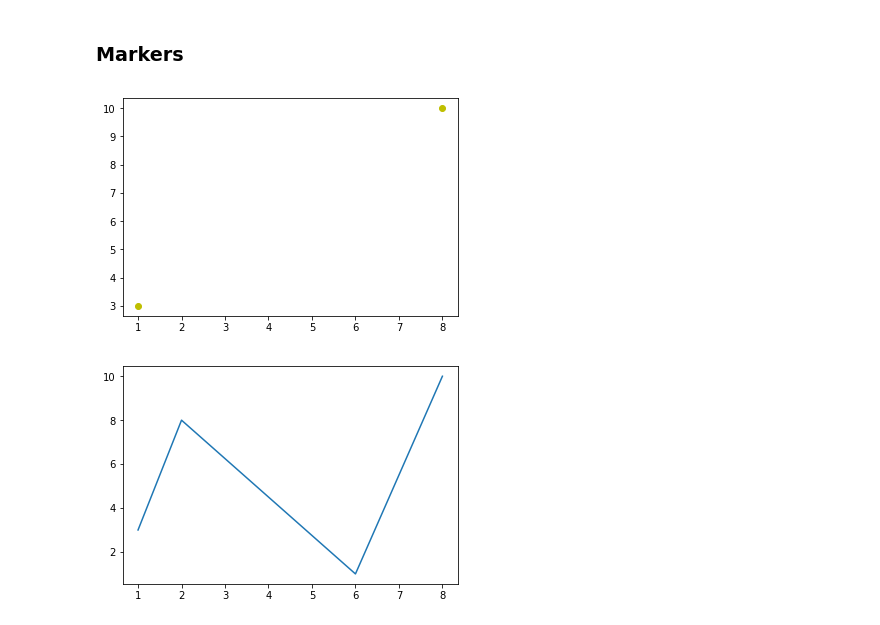
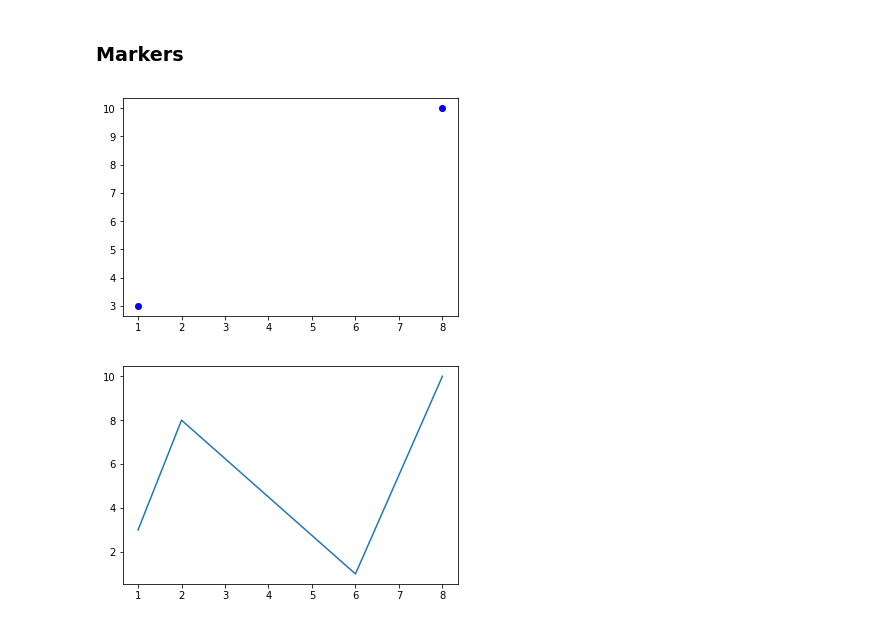
Before and after one commit to Sagarlatake/Matplotlib-Overview, a Jupyter notebook: Matplotlib.ipynb, the cells around one changed output. Saved outputs shown, nothing was run; the diff lists cells and outputs as text; code cells hidden in the pictures.

```diff
--- a/Matplotlib.ipynb
+++ b/Matplotlib.ipynb
@@ -85,12 +86,12 @@ plt.show()
 # %%
 ## HOW TO USE MARKERS
 xpoints = np.array([1, 8])
 ypoints = np.array([3, 10])
 
-plt.plot(xpoints, ypoints, 'oy')
+plt.plot(xpoints, ypoints, 'ob')
 plt.show()
 # %% [output]
-[figure, old version]
+[figure, new version]
 # %%
 # Plot multiple points
 xpoints = np.array([1, 2, 6, 8])
```
Also changed, not shown: parts of 9 cells of this notebook.
